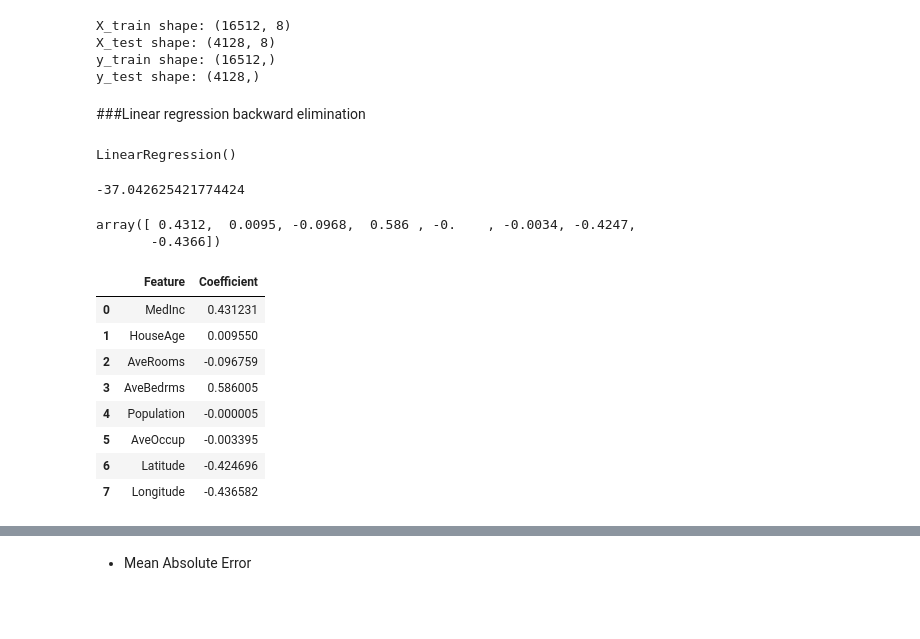
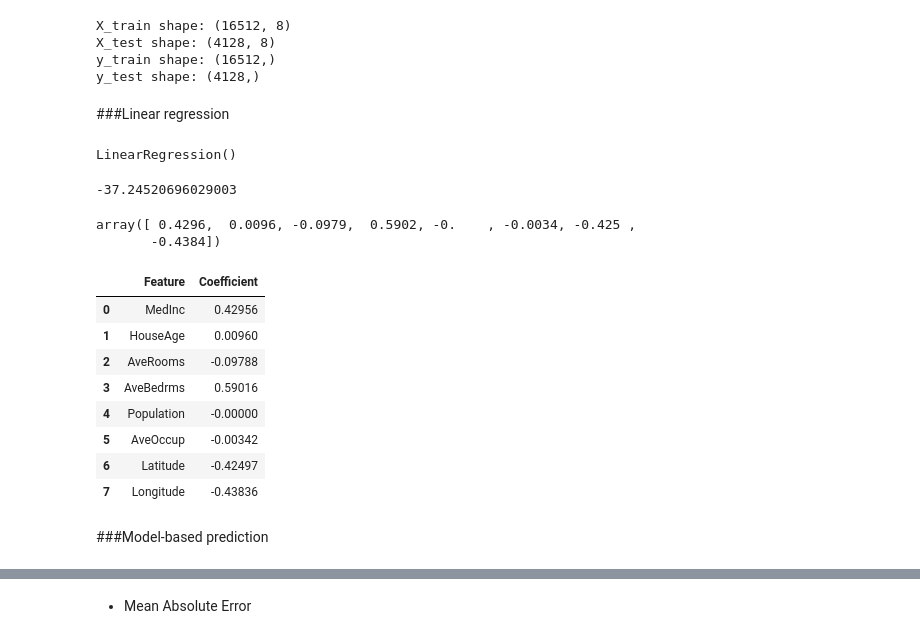
Before and after one commit to davidofitaly/03_ml_regression_projects, a Jupyter notebook: 02_california_housing.project.ipynb, the cells around one changed output, grey strips where cells are left out. Saved outputs shown, nothing was run; the diff lists cells and outputs as text; code cells hidden in the pictures; blank space fills up the shorter version.

```diff
--- a/02_california_housing.project.ipynb
+++ b/02_california_housing.project.ipynb
@@ -248,7 +248,7 @@ X_test shape: (4128, 8)
 y_train shape: (16512,)
 y_test shape: (4128,)
 # %% [markdown]
-###Linear regression backward elimination
+###Linear regression
 # %%
 # Import LinearRegression class from sklearn
 from sklearn.linear_model import LinearRegression
@@ -262,35 +262,37 @@ regressor.fit(X_train, y_train)
 LinearRegression()
 # %%
 # Get the intercept of the trained linear regression model
-intercept_before = regressor.intercept_
-intercept_before
+intercept = regressor.intercept_
+intercept
 # %% [output]
--37.042625421774424
+-37.24520696029003
 # %%
 # Get the coef of the trained linear regeession model
-coef_before = regressor.coef_
-coef_before
+coef = regressor.coef_
+coef
 # %% [output]
-array([ 0.4312,  0.0095, -0.0968,  0.586 , -0.    , -0.0034, -0.4247,
-       -0.4366])
+array([ 0.4296,  0.0096, -0.0979,  0.5902, -0.    , -0.0034, -0.425 ,
+       -0.4384])
 # %%
 # Create a DataFrame to store features and the corresponding coefficients
 coef_df = pd. DataFrame({
     'Feature': X_train.columns,
     'Coefficient': regressor.coef_
 })
 
-coef_df
+coef_df.round(5)
 # %% [output]
 |  | Feature | Coefficient |
-| 0 | MedInc | 0.431231 |
-| 1 | HouseAge | 0.009550 |
-| 2 | AveRooms | -0.096759 |
-| 3 | AveBedrms | 0.586005 |
-| 4 | Population | -0.000005 |
-| 5 | AveOccup | -0.003395 |
-| 6 | Latitude | -0.424696 |
-| 7 | Longitude | -0.436582 |
+| 0 | MedInc | 0.42956 |
+| 1 | HouseAge | 0.00960 |
+| 2 | AveRooms | -0.09788 |
+| 3 | AveBedrms | 0.59016 |
+| 4 | Population | -0.00000 |
+| 5 | AveOccup | -0.00342 |
+| 6 | Latitude | -0.42497 |
+| 7 | Longitude | -0.43836 |
+# %% [markdown]
+###Model-based prediction
 # %%
 y_true = y_test.copy()
 y_pred = regressor.predict(X_test)
```
Also changed, not shown: parts of 9 cells of this notebook.
